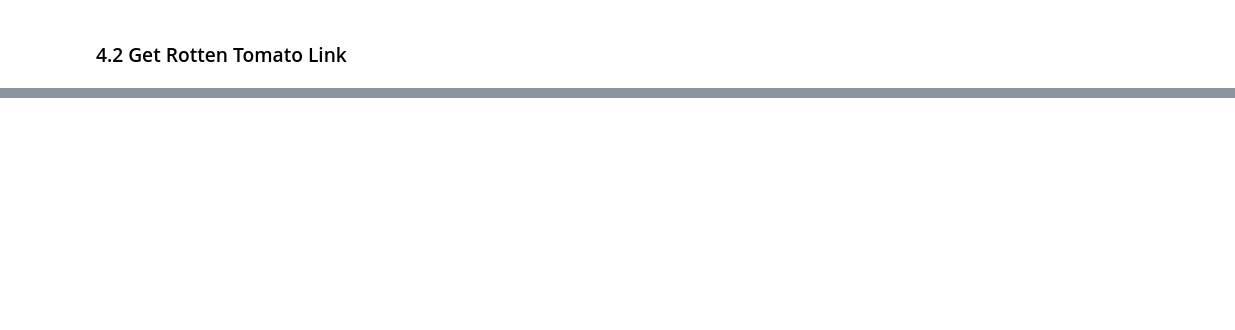
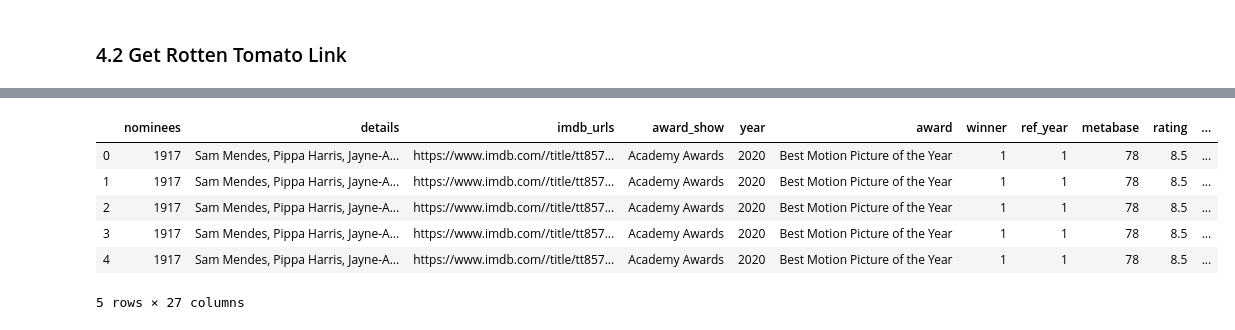
Before and after one commit to jonnohuang/Oscar-Prediction-2020, a Jupyter notebook: notebook/Oscar Prediction 2020 Part I - Web Scraping.ipynb, the cells around one changed output, grey strips where cells are left out. Drawn from its saved outputs; the diff is of its cells as text; code cells hidden in the pictures; blank space fills up the shorter version.

```diff
--- a/notebook/Oscar Prediction 2020 Part I - Web Scraping.ipynb
+++ b/notebook/Oscar Prediction 2020 Part I - Web Scraping.ipynb
@@ -304,4 +282,0 @@ Name: tomatoURL, dtype: object
-# %%
-test = 'https://www.rottentomatoes.com/m/1917_2019'
-
-review_url =  test+'/reviews'
@@ -307,0 +285,19 @@ review_url =  test+'/reviews'
+# %%
+def getPageSocre(review_url):
+    reviews = soup.find('div', {'class': 'review_table'})
+    cur = reviews.findNext('div', {'class': 'review-link'})
+    date = reviews.findNext('div', {'class': 'review-date'})
+    content = reviews.findNext('div', {'class': 'the_review'})
+    while cur is not None and date is not None:
+        if pattern6.findall(cur.text.strip()) is not None:
+            try:
+                score_list.append(pattern6.findall(cur.text.strip())[0])
+                date_list.append(date.text.strip())
+                con_list.append(content.text.strip())
+                cur = cur.findNext('div', {'class': 'review-link'})
+                date = date.findNext('div', {'class': 'review-date'})
+                content = content.findNext('div', {'class': 'the_review'})
+            except:
+                cur = cur.findNext('div', {'class': 'review-link'})
+                date = date.findNext('div', {'class': 'review-date'})
+                content = content.findNext('div', {'class': 'the_review'})
@@ -417,3 +348,0 @@ avg_score1= avg_score[14:175]
-# %%
-oscar_picture1['avg_score']=pd.Series(avg_score1)
-oscar_picture1
@@ -439,3 +348,0 @@ oscar_picture1
-# %%
-oscar_picture1=oscar_picture1.drop(['Unnamed: 0.1','Unnamed: 0'],axis=1)
-oscar_picture1
@@ -461 +349,12 @@ oscar_picture1
+# %%
+oscar_picture2 = pd.merge(oscar_picture1,data)
+oscar_picture2.head()
+# %% [output]
+|  | nominees | details | imdb_urls | award_show | year | award | winner | ref_year | metabase | rating | ... |
+| 0 | 1917 | Sam Mendes, Pippa Harris, Jayne-A... | https://www.imdb.com//title/tt857... | Academy Awards | 2020 | Best Motion Picture of the Year | 1 | 1 | 78 | 8.5 | ... |
+| 1 | 1917 | Sam Mendes, Pippa Harris, Jayne-A... | https://www.imdb.com//title/tt857... | Academy Awards | 2020 | Best Motion Picture of the Year | 1 | 1 | 78 | 8.5 | ... |
+| 2 | 1917 | Sam Mendes, Pippa Harris, Jayne-A... | https://www.imdb.com//title/tt857... | Academy Awards | 2020 | Best Motion Picture of the Year | 1 | 1 | 78 | 8.5 | ... |
+| 3 | 1917 | Sam Mendes, Pippa Harris, Jayne-A... | https://www.imdb.com//title/tt857... | Academy Awards | 2020 | Best Motion Picture of the Year | 1 | 1 | 78 | 8.5 | ... |
+| 4 | 1917 | Sam Mendes, Pippa Harris, Jayne-A... | https://www.imdb.com//title/tt857... | Academy Awards | 2020 | Best Motion Picture of the Year | 1 | 1 | 78 | 8.5 | ... |
+5 rows × 27 columns
 # %%
```
Also changed, not shown: parts of 42 cells of this notebook.
